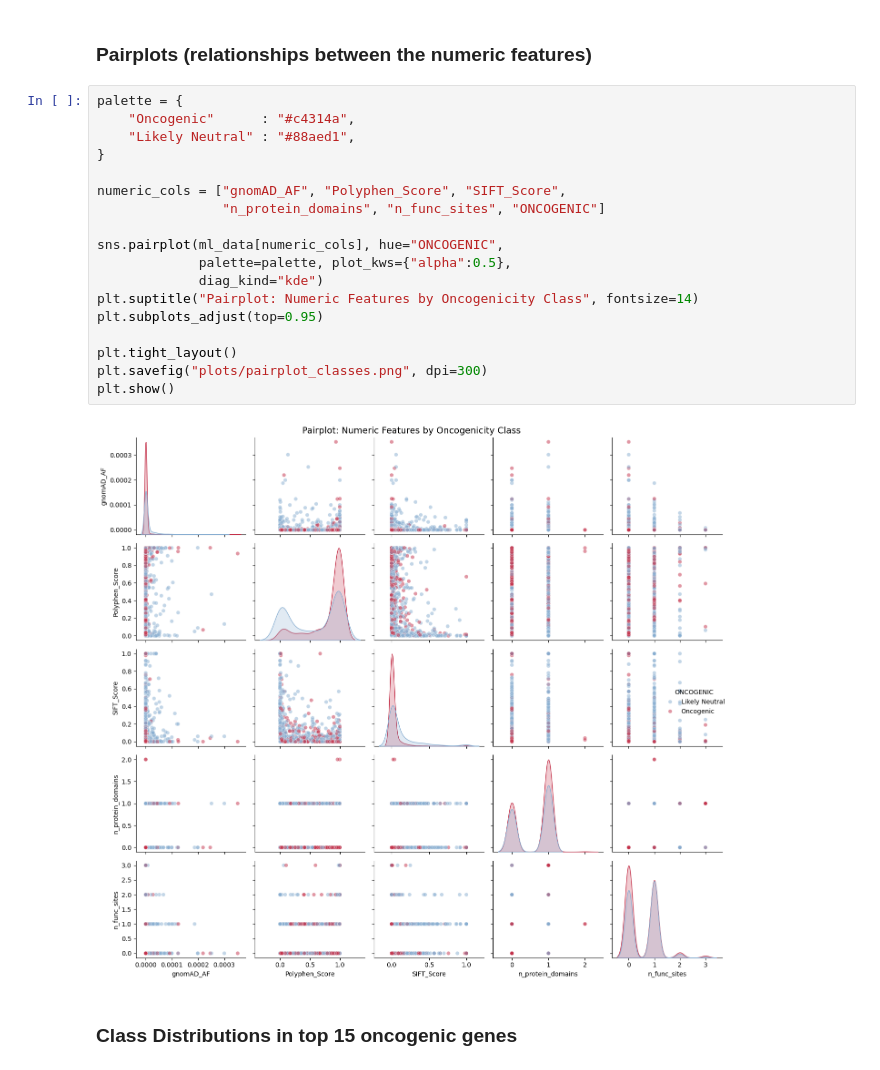
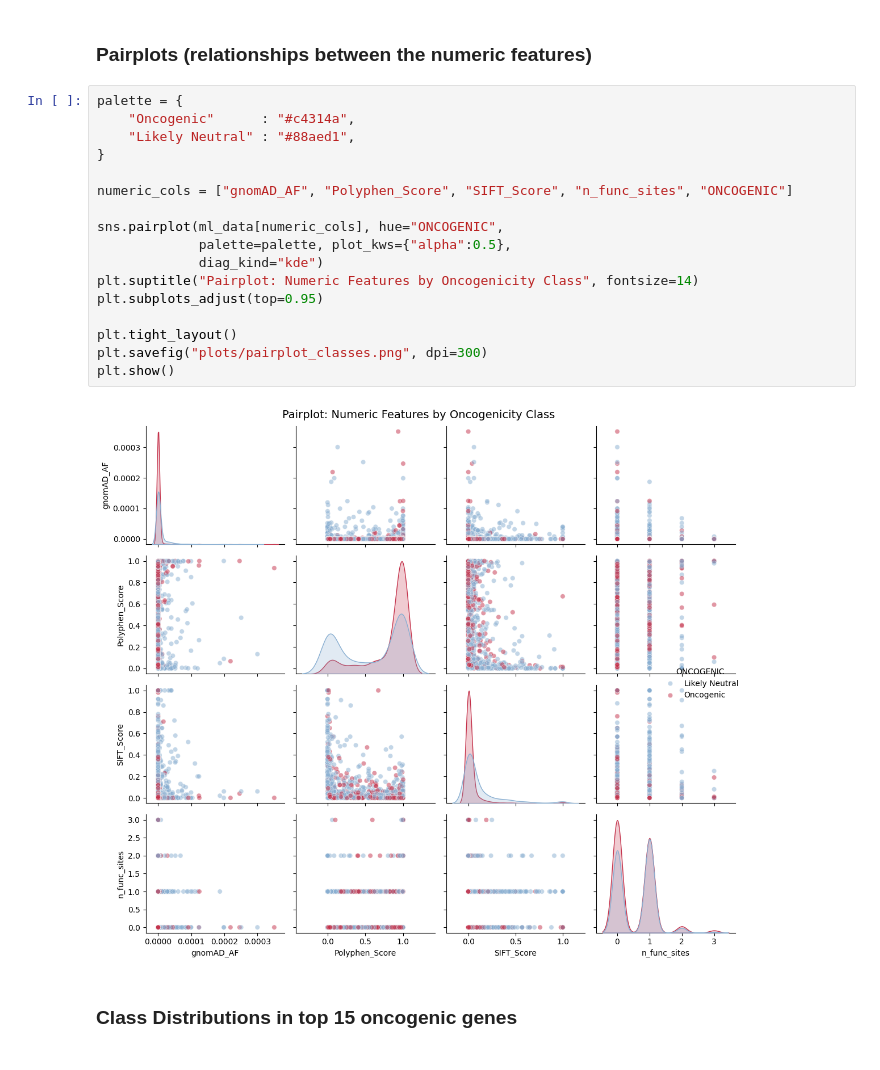
Before and after one commit to anekleiven/machine_learning_pipeline, a Jupyter notebook: 02_Exploratory_Analysis.ipynb, the cells around one changed output. Cells and saved outputs as stored; diff of their text form.

```diff
--- a/02_Exploratory_Analysis.ipynb
+++ b/02_Exploratory_Analysis.ipynb
@@ -437,23 +418,22 @@ plt.show()
 # %%
 palette = {
     "Oncogenic"      : "#c4314a",
     "Likely Neutral" : "#88aed1",
 }
 
-numeric_cols = ["gnomAD_AF", "Polyphen_Score", "SIFT_Score",
-                "n_protein_domains", "n_func_sites", "ONCOGENIC"]
+numeric_cols = ["gnomAD_AF", "Polyphen_Score", "SIFT_Score", "n_func_sites", "ONCOGENIC"]
 
 sns.pairplot(ml_data[numeric_cols], hue="ONCOGENIC",
              palette=palette, plot_kws={"alpha":0.5},
              diag_kind="kde")
 plt.suptitle("Pairplot: Numeric Features by Oncogenicity Class", fontsize=14)
 plt.subplots_adjust(top=0.95)
 
 plt.tight_layout()
 plt.savefig("plots/pairplot_classes.png", dpi=300)
 plt.show()
 # %% [output]
-[figure, old version]
+[figure, new version]
 # %% [markdown]
 ### Class Distributions in top 15 oncogenic genes
 # %%
```
Also changed, not shown: parts of 8 cells of this notebook, 10 other files.
